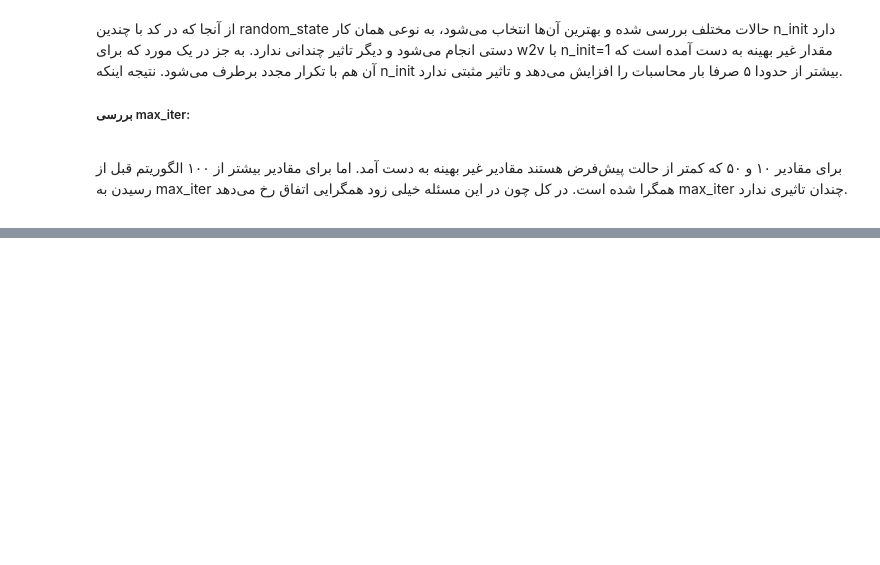
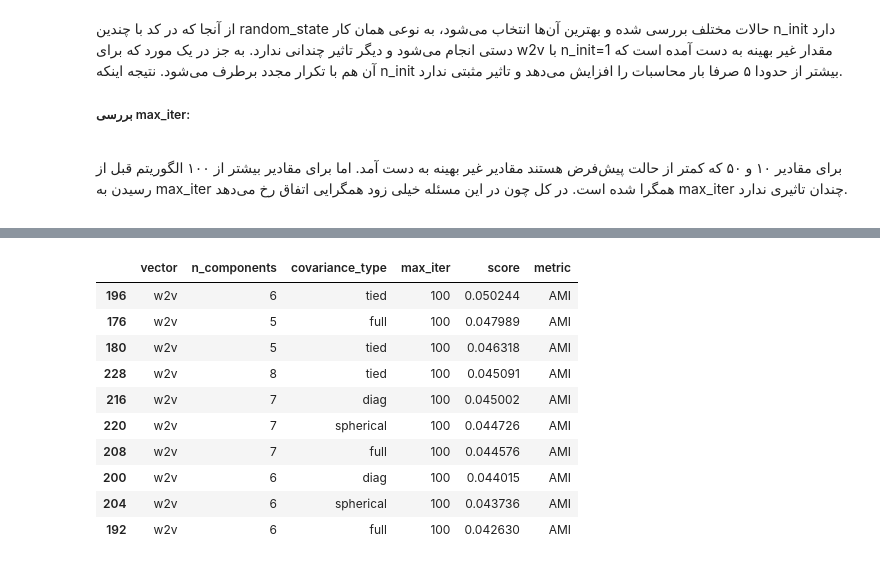
Before and after one commit to hamidreza004/MIR, a Jupyter notebook: reports/phase3/clustering.ipynb, the cells around one changed output, grey strips where cells are left out. Cells and saved outputs as stored; diff of their text form; code cells hidden in the pictures; blank space fills up the shorter version.

```diff
--- a/reports/phase3/clustering.ipynb
+++ b/reports/phase3/clustering.ipynb
@@ -258,3 +297,15 @@ AMI_resutls.query('vector == "tf_idf"').sort_values(by=['AMI'], ascending=False)
 # %%
-AMI_resutls.query('vector == "w2v"').sort_values(by=['AMI'], ascending=False).head(10)
+AMI_results.query('vector == "w2v" and metric == "AMI"').sort_values(by=['score'], ascending=False).head(10)
+# %% [output]
+|  | vector | n_components | covariance_type | max_iter | score | metric |
+| 196 | w2v | 6 | tied | 100 | 0.050244 | AMI |
+| 176 | w2v | 5 | full | 100 | 0.047989 | AMI |
+| 180 | w2v | 5 | tied | 100 | 0.046318 | AMI |
+| 228 | w2v | 8 | tied | 100 | 0.045091 | AMI |
+| 216 | w2v | 7 | diag | 100 | 0.045002 | AMI |
+| 220 | w2v | 7 | spherical | 100 | 0.044726 | AMI |
+| 208 | w2v | 7 | full | 100 | 0.044576 | AMI |
+| 200 | w2v | 6 | diag | 100 | 0.044015 | AMI |
+| 204 | w2v | 6 | spherical | 100 | 0.043736 | AMI |
+| 192 | w2v | 6 | full | 100 | 0.042630 | AMI |
 # %%
```
Also changed, not shown: parts of 29 cells of this notebook, 4 other files.
